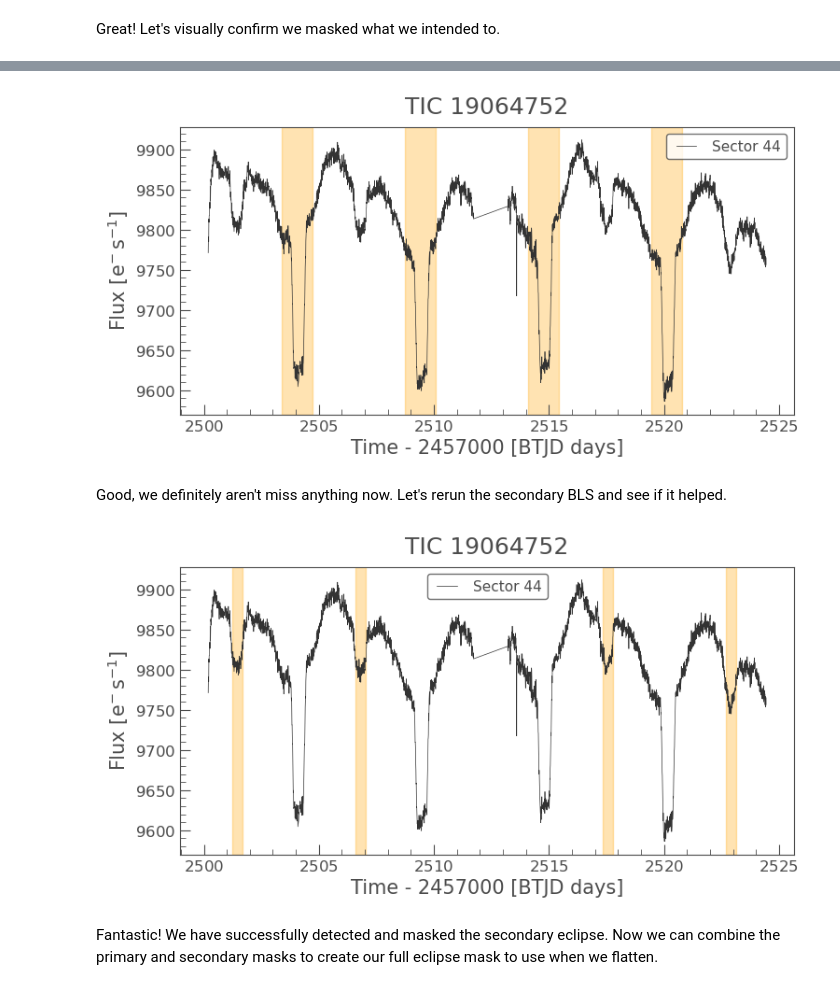
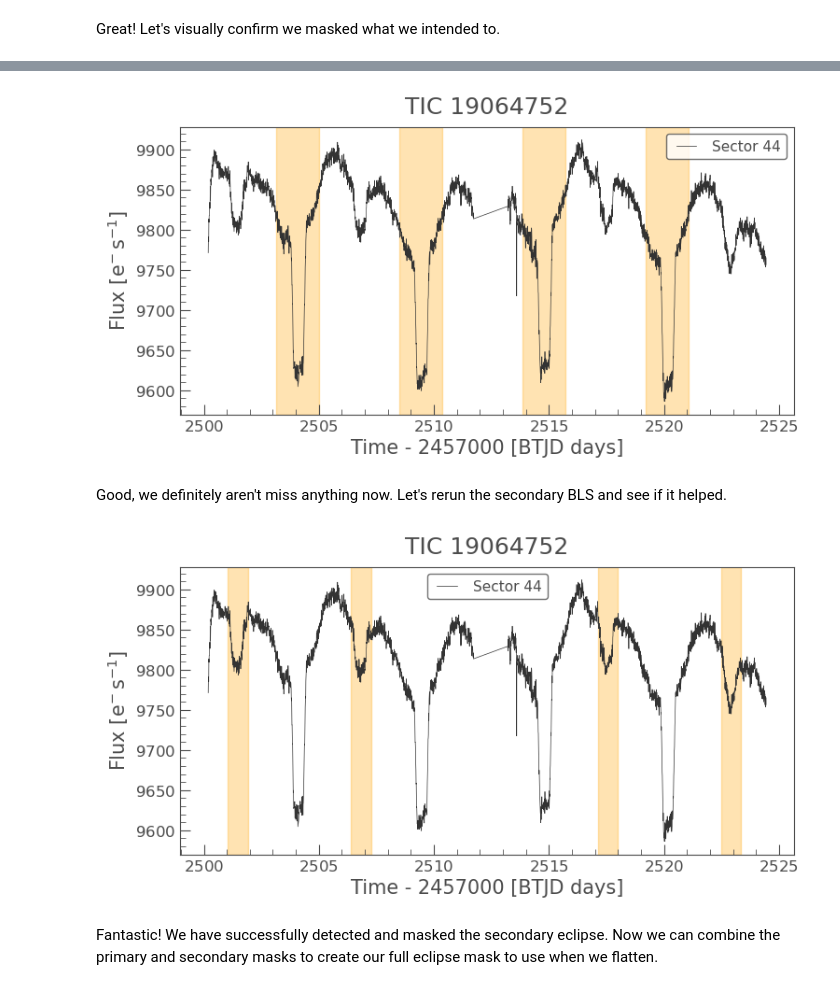
Before and after one commit to aidanniklaus/Summer-Research-2026, a Jupyter notebook: Tutorials/BLS Flattening on Eclipsing Binaries/BLS_Tutorial_TESS_EBs.ipynb, the cells around one changed output, grey strips where cells are left out. Saved outputs shown, nothing was run; the diff lists cells and outputs as text; code cells hidden in the pictures.

```diff
--- a/Tutorials/BLS Flattening on Eclipsing Binaries/BLS_Tutorial_TESS_EBs.ipynb
+++ b/Tutorials/BLS Flattening on Eclipsing Binaries/BLS_Tutorial_TESS_EBs.ipynb
@@ -126,7 +139,7 @@ Now that BLS has all the information it needs, let's run it!
     # Groups all its attempts into eclipse or not-eclipse categories, which it uses to define a good fit model
 # duration : variety of eclipse durations (in days) BLS will test
 # oversample : higher = more accurate fits but slower, rarely need to go higher than 20
-result = bls.power(period_grid, duration=[0.02, 0.05, 0.1, 0.2, 0.3], oversample=20)
+result = bls.power(period_grid, duration=duration_array, oversample=20)
 # %% [markdown]
 Sweet! Now that BLS has run, there are a few things we want to grab from its result.
 - the index of BLS's best guess for our star's period ('primary_result.power' is a periodogram BLS made, 'np.argmax' finds the index of the strongest peak (strongest peak = most likely period))
@@ -187,6 +201,12 @@ Sometimes when working with noisier graphs and harder to detect eclipses, BLS ma
 # Setting our target star and sector we will be using to make our lightcurve
 target = "TIC 19064752"
 sector = 44
+# Setting our min/max period, as well as min/max eclipse duration
+    # Note: bumped up min period because it must be larger than max duration, and this star's eclipses are longer
+min_period = 1.5
+max_period = 20
+min_duration = 0.7
+max_duration = 1.3
 
 # target : the star we want to work with; the following naming formats are acceptable
     # name, e.g. "HAT-P-11"
@@ -230,8 +250,11 @@ flux_err = lc.flux_err.value
 # Giving BLS the data it needs and creating the BLS model from it (no actual computation yet)
 bls = BoxLeastSquares(time, flux, flux_err)
 
-# Populating a list of potential period candidates --> 10,000 possible points between 0.5-20 days on a logarithmic scale
-period_grid = np.exp(np.linspace(np.log(0.5), np.log(20), 10000))
+# Populating a list of potential period candidates --> 10,000 possible points within our range, on a logarithmic scale
+period_grid = np.exp(np.linspace(np.log(min_period), np.log(max_period), 10000))
+
+# Creating our array of possible eclipse durations, increments of 0.02
+duration_array = np.arange(min_duration, max_duration, 0.02)
 
 # Actual computation occuring. For every possible period in our period grid, BLS...
     # Phase folds the data at that period
@@ -239,7 +262,7 @@ period_grid = np.exp(np.linspace(np.log(0.5), np.log(20), 10000))
     # Groups all its attempts into eclipse or not-eclipse categories, which it uses to define a good fit model
 # duration : variety of durations (in days) BLS will test eclipses at
 # oversample : higher = more accurate fits but slower, rarely need to go higher than 20
-result = bls.power(period_grid, duration=[0.02, 0.05, 0.1, 0.2, 0.3], oversample=20)
+result = bls.power(period_grid, duration=duration_array, oversample=20)
 
 # In order from top to bottom: index of BLS's best period guess, that period itself, reference eclipse time, eclipse duration
 i = np.argmax(result.power)
@@ -310,7 +333,7 @@ secondary_period_grid = np.linspace(period * 0.99, period * 1.01, 1000)
 With those two adaptions, we can run BLS for a second time, ultimately creating a mask for the secondary eclipse just like we did for the primary.
 # %%
 # Running BLS again with the masked data and updated more precise period grid
-secondary_result = secondary_bls.power(secondary_period_grid, duration=[0.02, 0.05, 0.1, 0.2, 0.3], oversample=20)
+secondary_result = secondary_bls.power(secondary_period_grid, duration=duration_array, oversample=20)
 
 # Grabbing (in order from top to bottom): index of the period, the period itself, reference eclipse time, eclipse duration
 secondary_i = np.argmax(secondary_result.power)
@@ -345,0 +365,11 @@ We are definitely finding the eclipses properly, but by zooming in a little we c
+# %%
+# Plotting our original lightcurve with the primary mask, but zooming in on one primary eclipse
+edges = np.diff(primary_mask.astype(int), prepend=0, append=0)
+starts = np.where(edges == 1)[0]
+ends = np.where(edges == -1)[0] - 1
+ax = lc.plot(title=target, label=f"Sector {sector}")
+time = lc.time.value
+for s, e in zip(starts, ends):
+    ax.axvspan(time[s], time[e], color='orange', alpha=0.3)
+
+ax.set_xlim(2500, 2506);
@@ -346,17 +380,17 @@ We are definitely finding the eclipses properly, but by zooming in a little we c
 # %%
-# Remaking our primary_mask but padded by 4.5x instead of 1.5x
-primary_mask = bls.transit_mask(time, period, duration * 4.5, t0)
+# Remaking our primary_mask but padded by 2.7x instead of 1.5x
+primary_mask = bls.transit_mask(time, period, duration * 2.7, t0)
 
 # Replotting the primary mask on top of our lightcurve
 edges = np.diff(primary_mask.astype(int), prepend=0, append=0)
 starts = np.where(edges == 1)[0]
 ends = np.where(edges == -1)[0] - 1
 ax = lc.plot(title=target, label=f"Sector {sector}")
 time = lc.time.value
 for s, e in zip(starts, ends):
     ax.axvspan(time[s], time[e], color='orange', alpha=0.3)
 # %% [output]
-[figure, old version]
+[figure, new version]
 # %% [markdown]
 Good, we definitely aren't miss anything now. Let's rerun the secondary BLS and see if it helped.
 # %%
@@ -364,15 +398,15 @@ Good, we definitely aren't miss anything now. Let's rerun the secondary BLS and
     # With the extra padded primary mask, the masked data we give to BLS for this run will definitely not have any primary eclipse parts
 not_primary_mask = ~primary_mask
 secondary_bls = BoxLeastSquares(time[not_primary_mask], flux[not_primary_mask], flux_err[not_primary_mask])
-secondary_result = secondary_bls.power(secondary_period_grid, duration=[0.02, 0.05, 0.1, 0.2, 0.3], oversample=20)
+secondary_result = secondary_bls.power(secondary_period_grid, duration=duration_array, oversample=20)
 
 # Grabbing (in order from top to bottom): index of the period, the period itself, reference eclipse time, eclipse duration
 secondary_i = np.argmax(secondary_result.power)
 secondary_period = secondary_result.period[secondary_i]
 secondary_t0 = secondary_result.transit_time[secondary_i]
 secondary_duration = secondary_result.duration[secondary_i]
-# Creating the secondary eclipse mask using the info grabbed above (padded normal 1.5x amount)
-secondary_mask = secondary_bls.transit_mask(time, secondary_period, secondary_duration * 1.5, secondary_t0)
+# Creating the secondary eclipse mask using the info grabbed above (padding 1.25x as it's just enough to get all of the secondary eclipse)
+secondary_mask = secondary_bls.transit_mask(time, secondary_period, secondary_duration * 1.25, secondary_t0)
 
 # Plotting the new secondary mask on top of our lightcurve
 edges = np.diff(secondary_mask.astype(int), prepend=0, append=0)
@@ -383,7 +417,7 @@ time = lc.time.value
 for s, e in zip(starts, ends):
     ax.axvspan(time[s], time[e], color='orange', alpha=0.3)
 # %% [output]
-[figure, old version]
+[figure, new version]
 # %% [markdown]
 Fantastic! We have successfully detected and masked the secondary eclipse. Now we can combine the primary and secondary masks to create our full eclipse mask to use when we flatten.
 # %%
```
Also changed, not shown: parts of 19 cells of this notebook.
